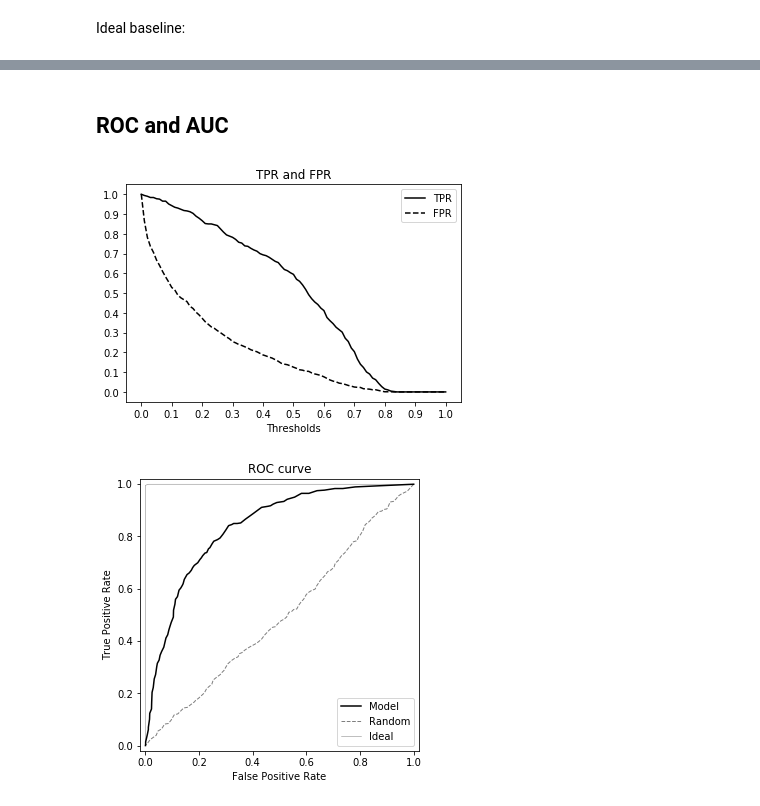
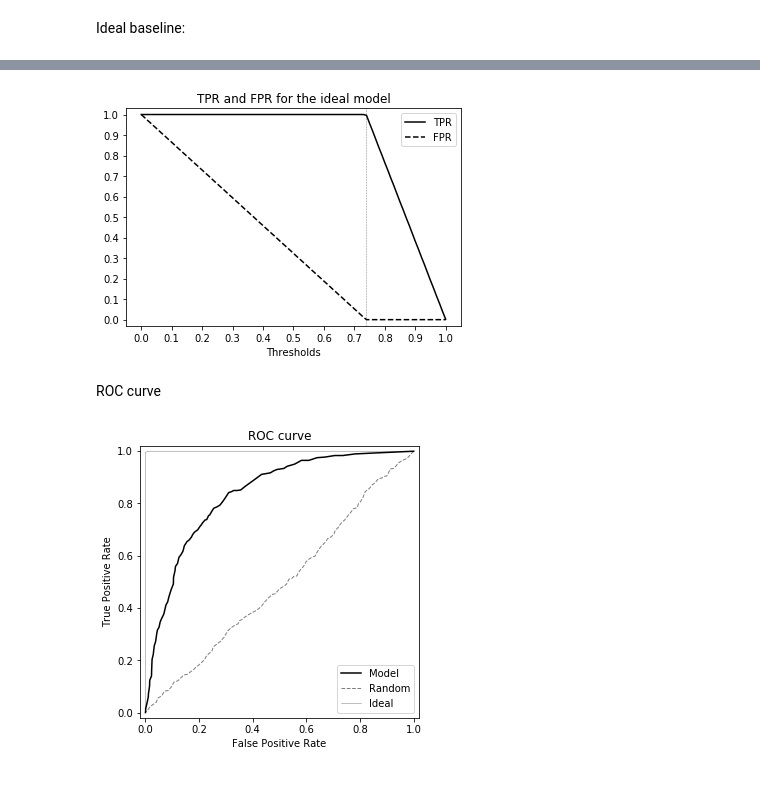
Before and after one commit to DataTalksClub/machine-learning-zoomcamp, a Jupyter notebook: chapter-03-churn-prediction/04-metrics.ipynb, the cells around one changed output, grey strips where cells are left out. Saved outputs shown, nothing was run; the diff lists cells and outputs as text; code cells hidden in the pictures.

```diff
--- a/chapter-03-churn-prediction/04-metrics.ipynb
+++ b/chapter-03-churn-prediction/04-metrics.ipynb
@@ -236,6 +240,3 @@ df_scores[::10]
 | 80 | 0.8 | 7 | 1 | 479 | 1373 |
 | 90 | 0.9 | 0 | 0 | 486 | 1374 |
 | 100 | 1.0 | 0 | 0 | 486 | 1374 |
-# %%
-df_scores['precision'] = df_scores.tp / (df_scores.tp + df_scores.fp)
-df_scores['recall'] = df_scores.tp / (df_scores.tp + df_scores.fn)
@@ -273,5 +281,5 @@ plt.show()
 # %%
-def precision_recall_dataframe(y_val, y_pred):
+def tpr_fpr_dataframe(y_val, y_pred):
     scores = []
 
     thresholds = np.linspace(0, 1, 101)
@@ -287,7 +295,7 @@ def precision_recall_dataframe(y_val, y_pred):
     df_scores = pd.DataFrame(scores)
     df_scores.columns = ['threshold', 'tp', 'fp', 'fn', 'tn']
 
-    df_scores['precision'] = df_scores.tp / (df_scores.tp + df_scores.fp)
-    df_scores['recall'] = df_scores.tp / (df_scores.tp + df_scores.fn)
+    df_scores['tpr'] = df_scores.tp / (df_scores.tp + df_scores.fn)
+    df_scores['fpr'] = df_scores.fp / (df_scores.fp + df_scores.tn)
 
     return df_scores
@@ -346,6 +344,6 @@ num_pos = (y_val == 1).sum()
 y_ideal = np.repeat([0, 1], [num_neg, num_pos])
 y_pred_ideal = np.linspace(0, 1, num_neg + num_pos)
 
-df_ideal = precision_recall_dataframe(y_ideal, y_pred_ideal)
+df_ideal = tpr_fpr_dataframe(y_ideal, y_pred_ideal)
 df_ideal[::10]
 # %% [output]
@@ -416,6 +361,0 @@ plt.show()
-# %%
-df_rand['f1'] = 2 * df_rand.precision * df_rand.recall / \
-        (df_rand.precision + df_rand.recall)
-
-df_ideal['f1'] = 2 * df_ideal.precision * df_ideal.recall / \
-        (df_ideal.precision + df_ideal.recall)
@@ -460,2 +361,0 @@ plt.show()
-# %% [markdown]
-## ROC and AUC
@@ -468,16 +362,21 @@ df_scores_small['fpr'] = df_scores_small.fp / (df_scores_small.fp + df_scores_sm
 # %%
 plt.figure(figsize=(6, 4))
 
-plt.plot(df_scores.threshold, df_scores.tpr, color='black', linestyle='solid', label='TPR')
-plt.plot(df_scores.threshold, df_scores.fpr, color='black', linestyle='dashed', label='FPR')
+plt.plot(df_ideal.threshold, df_ideal.tpr, color='black', linestyle='solid', label='TPR')
+plt.plot(df_ideal.threshold, df_ideal.fpr, color='black', linestyle='dashed', label='FPR')
 plt.legend()
 
 plt.xticks(np.linspace(0, 1, 11))
 plt.yticks(np.linspace(0, 1, 11))
 
+plt.vlines(1 - y_val.mean(), -1, 2, linewidth=0.5, linestyle='dashed', color='grey')
+plt.ylim(-0.03, 1.03)
+
 plt.xlabel('Thresholds')
-plt.title('TPR and FPR')
+plt.title('TPR and FPR for the ideal model')
+
+# plt.savefig('04_fpr_tpr_plot_ideal.svg')
 
 plt.show()
 # %% [output]
-[figure, old version]
+[figure, new version]
@@ -490,3 +383,5 @@ df_rand['fpr'] = df_rand.fp / (df_rand.fp + df_rand.tn)
+# %% [markdown]
+ROC curve
 # %%
 plt.figure(figsize=(5, 5))
 
```
Also changed, not shown: parts of 42 cells of this notebook, 1 other file.
